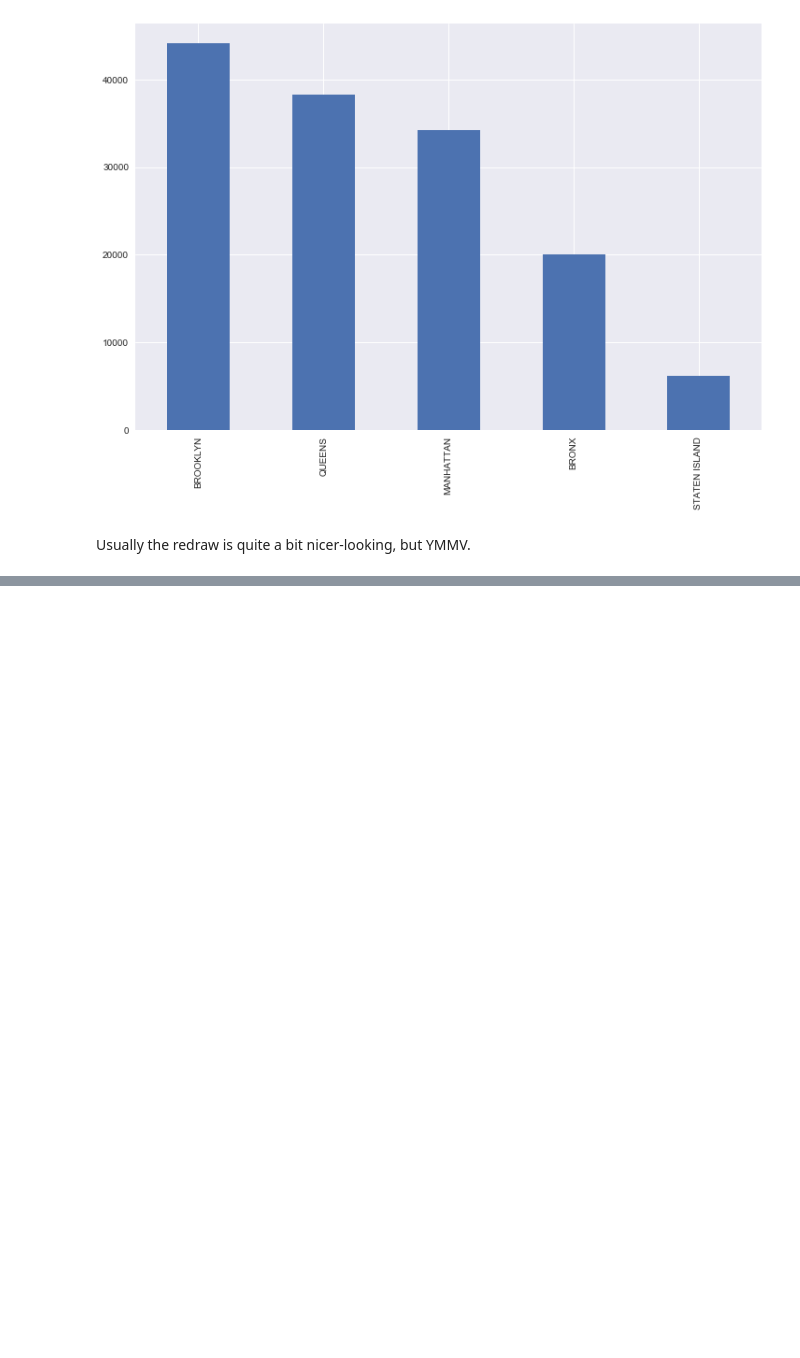
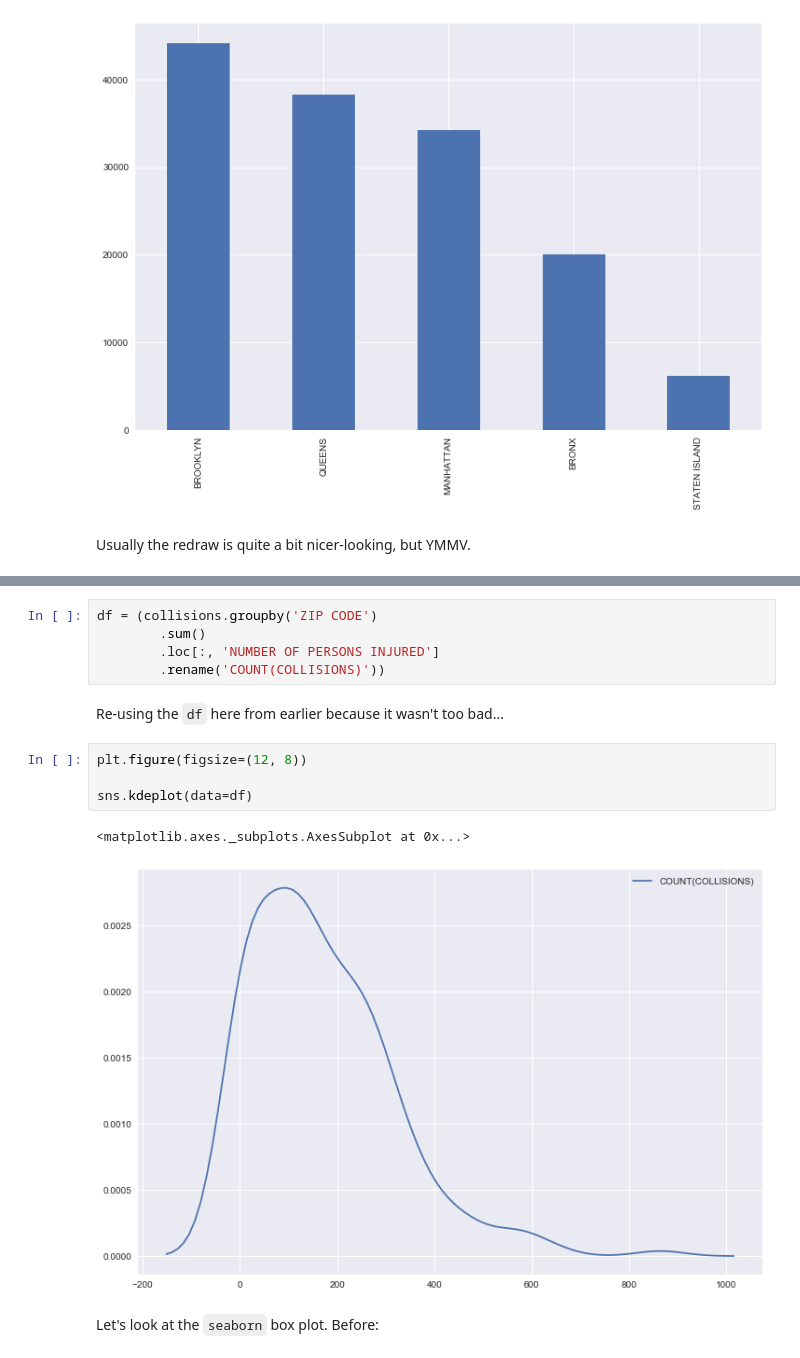
Before and after one commit to ResidentMario/plotting-tools, a Jupyter notebook: notebooks/02-seaborn.ipynb, the cells around one changed output, grey strips where cells are left out. Cells and saved outputs as stored; diff of their text form; blank space fills up the shorter version.

```diff
--- a/notebooks/02-seaborn.ipynb
+++ b/notebooks/02-seaborn.ipynb
@@ -144,0 +121,16 @@ sns.barplot(x='CONTRIBUTING FACTOR VEHICLE 1',
+# %%
+df = (collisions.groupby('ZIP CODE')
+        .sum()
+        .loc[:, 'NUMBER OF PERSONS INJURED']
+        .rename('COUNT(COLLISIONS)'))
+# %% [markdown]
+Re-using the `df` here from earlier because it wasn't too bad...
+# %%
+plt.figure(figsize=(12, 8))
+
+sns.kdeplot(data=df)
+# %% [output]
+<matplotlib.axes._subplots.AxesSubplot at 0x...>
+[figure, added]
+# %% [markdown]
+Let's look at the `seaborn` box plot. Before:
```
Also changed, not shown: parts of 20 cells of this notebook, 7 other files.
